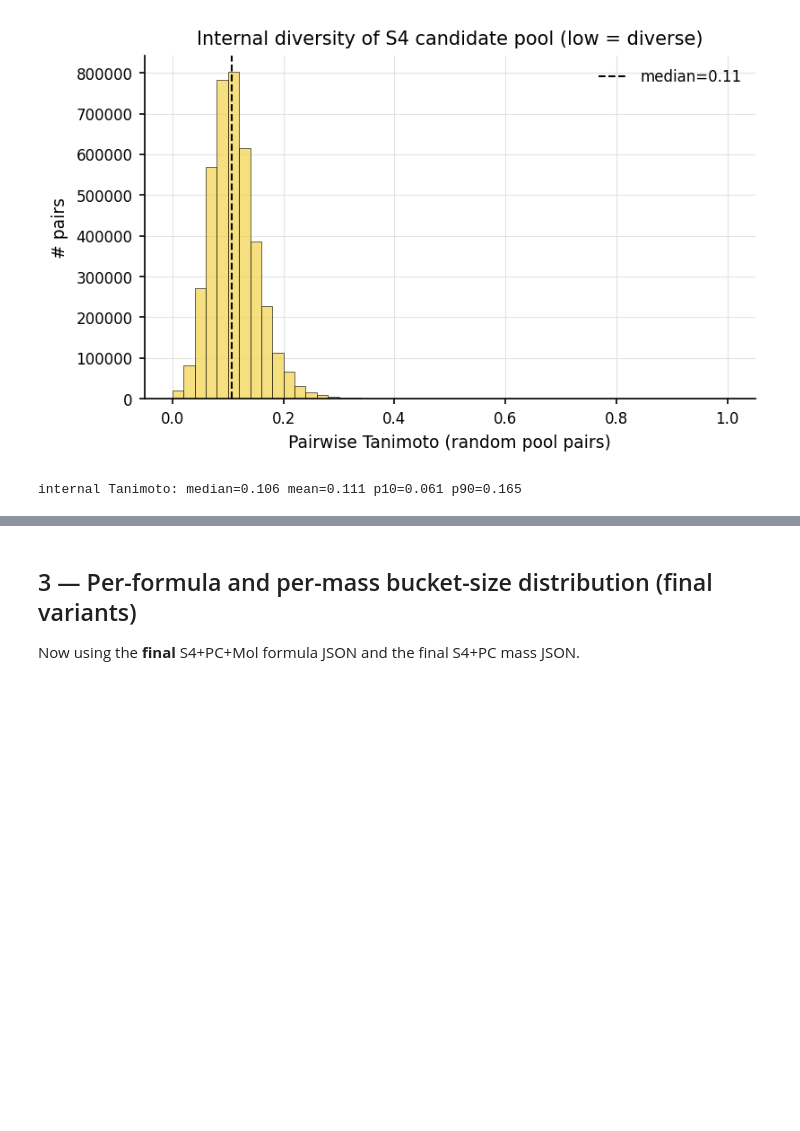
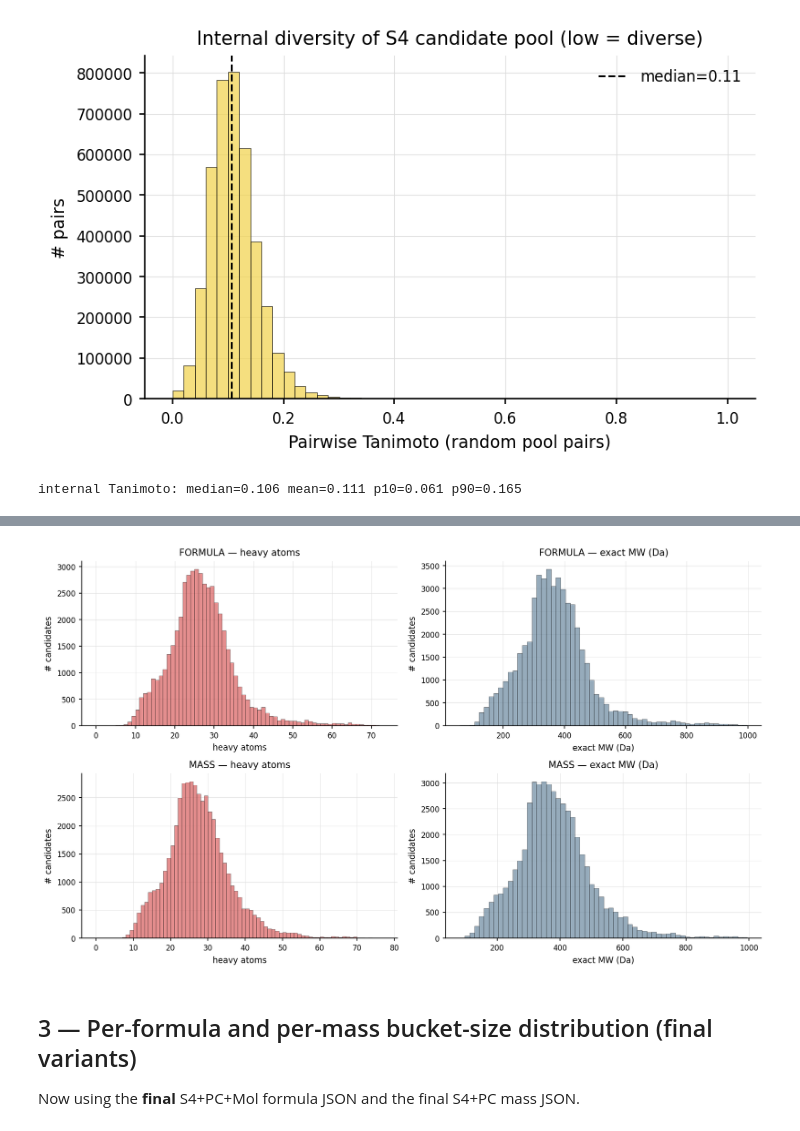
Before and after one commit to roman-bushuiev/MassSpecGym, a Jupyter notebook: notebooks/massspecgym_in_the_wild/candidates_analysis_final.ipynb, the cells around one changed output, grey strips where cells are left out. Cells and saved outputs as stored; diff of their text form; code cells hidden in the pictures; blank space fills up the shorter version.

```diff
--- a/notebooks/massspecgym_in_the_wild/candidates_analysis_final.ipynb
+++ b/notebooks/massspecgym_in_the_wild/candidates_analysis_final.ipynb
@@ -508,0 +459,77 @@ Element histogram:
+# %%
+def _quality_report(cands_dict, label, n_sample=50_000, seed=0):
+    """Sample up to ``n_sample`` candidates across all query lists (excluding the
+    query at index 0) and report quality metrics."""
+    rng = np.random.RandomState(seed)
+    # Flatten non-query candidates.
+    flat = []
+    for q, lst in cands_dict.items():
+        flat.extend(lst[1:])
+    print(f'{label}: {len(flat):,} total non-query candidate slots')
+    sample_idx = rng.choice(len(flat), size=min(n_sample, len(flat)), replace=False)
+    sample_smi = [flat[i] for i in sample_idx]
+    n = len(sample_smi)
+
+    n_dot = sum(1 for s in sample_smi if '.' in s)
+    mols = [Chem.MolFromSmiles(s) for s in sample_smi]
+    parse_ok_mask = [m is not None for m in mols]
+    n_parse_fail = sum(1 for m in mols if m is None)
+    mols_v = [m for m in mols if m is not None]
+    charges = [Chem.GetFormalCharge(m) for m in mols_v]
+    heavy = [m.GetNumHeavyAtoms() for m in mols_v]
+    mw = [rdMolDescriptors.CalcExactMolWt(m) for m in mols_v]
+
+    n_charge_zero = sum(1 for c in charges if c == 0)
+    n_charge_pos1 = sum(1 for c in charges if c == 1)
+    n_charge_neg1 = sum(1 for c in charges if c == -1)
+    n_charge_other = sum(1 for c in charges if c not in (0, 1, -1))
+
+    elements = Counter()
+    for m in mols_v:
+        for atom in m.GetAtoms():
+            elements[atom.GetSymbol()] += 1
+
+    print(f'  sampled non-query candidate SMILES: {n:,}')
+    print(f'  parses via RDKit: {n - n_parse_fail:,}')
+    print(f'  parse failures: {n_parse_fail:,}')
+    print(f'  disconnected ("."): {n_dot:,}  ({n_dot/n*100:.3f}%)')
+    print(f'  charge dist: 0={n_charge_zero:,}  +1={n_charge_pos1:,}  -1={n_charge_neg1:,}  other={n_charge_other:,}')
+    print(f'  unique elements: {len(elements)}')
+    if heavy:
+        print(f'  mean heavy atoms: {float(np.mean(heavy)):.2f}  median: {float(np.median(heavy)):.0f}  p90: {float(np.percentile(heavy, 90)):.0f}')
+        print(f'  mean MW: {float(np.mean(mw)):.1f} Da  median: {float(np.median(mw)):.1f} Da')
+    print(f'  element histogram (top 10):')
+    total_atoms = sum(elements.values())
+    for sym, cnt in elements.most_common(10):
+        print(f'    {sym:>4}  {cnt:>10,}  ({cnt / max(total_atoms, 1) * 100:5.2f}%)')
+    print()
+    return dict(heavy=np.asarray(heavy), mw=np.asarray(mw))
+
+
+print('=== FINAL FORMULA candidates quality ===')
+q_form = _quality_report(s4pcmol_f, 'FINAL formula (S4+PC+Mol)')
+
+print('=== FINAL MASS candidates quality ===')
+q_mass = _quality_report(s4pc_m, 'FINAL mass (S4+PC)')
+
+# Side-by-side histograms.
+fig, axes = plt.subplots(2, 2, figsize=(11, 6.5))
+for ax, label, color, vals in [
+    (axes[0][0], 'FORMULA — heavy atoms', S4_COLOR, q_form['heavy']),
+    (axes[0][1], 'FORMULA — exact MW (Da)', PUBCHEM_COLOR, q_form['mw']),
+    (axes[1][0], 'MASS — heavy atoms', S4_COLOR, q_mass['heavy']),
+    (axes[1][1], 'MASS — exact MW (Da)', PUBCHEM_COLOR, q_mass['mw']),
+]:
+    if 'heavy' in label:
+        ax.hist(vals, bins=np.arange(0, max(60, int(vals.max())) + 2), color=color,
+                alpha=0.7, edgecolor='black', linewidth=0.3)
+    else:
+        ax.hist(vals, bins=60, color=color, alpha=0.7, edgecolor='black', linewidth=0.3)
+    ax.set_xlabel(label.split(' — ')[1])
+    ax.set_ylabel('# candidates')
+    ax.set_title(label)
+    _despine(ax)
+fig.tight_layout()
+_save(fig, 'final_candidates_quality')
+plt.show()
+# %% [output]
@@ -509,3 +553,4 @@ Element histogram:
+[figure, added]
 # %% [markdown]
 ## 3 — Per-formula and per-mass bucket-size distribution (final variants)
 
```
Also changed, not shown: parts of 21 cells of this notebook, 4 other files.
